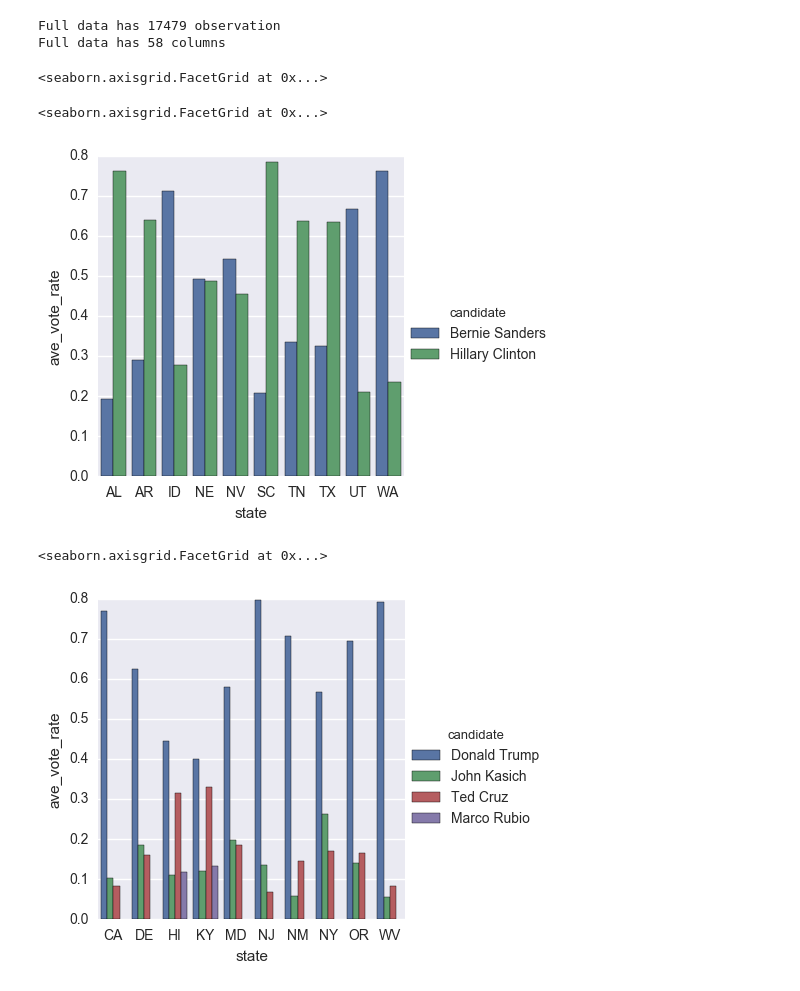
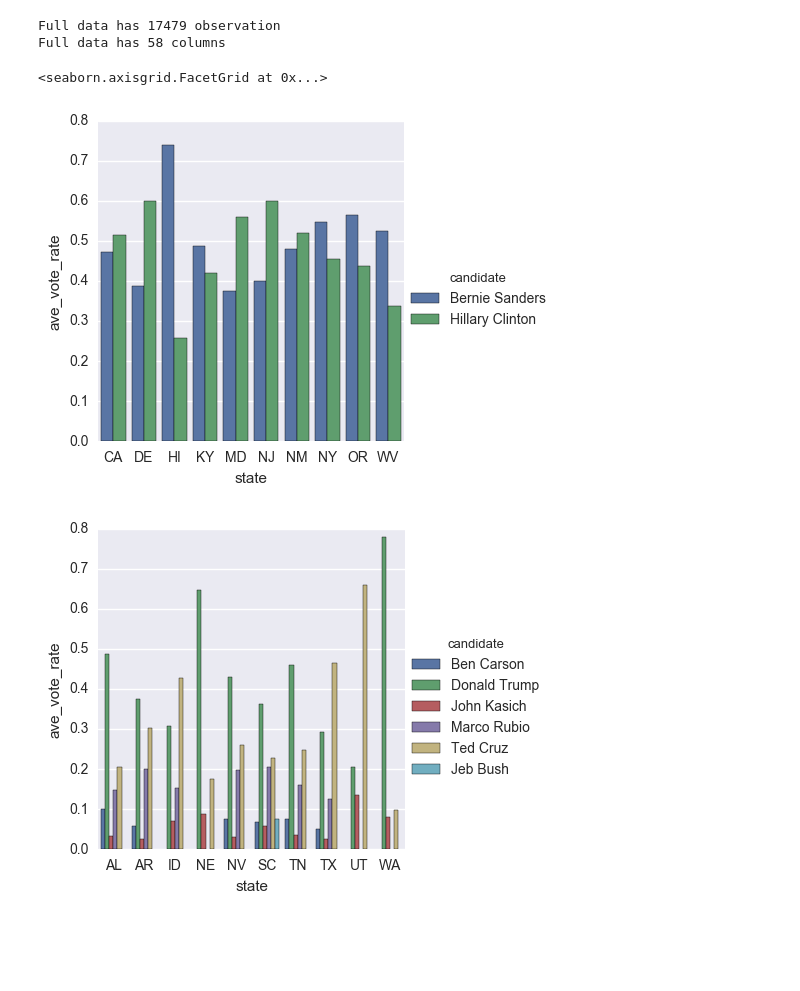
Before and after one commit to cathyhellokitty1227/Kaggle_Dataset, a Jupyter notebook: Election-2016/Election_Analysis.ipynb, the cells around one changed output. Cells and saved outputs as stored; diff of their text form; code cells hidden in the pictures; blank space fills up the shorter version.

```diff
--- a/Election-2016/Election_Analysis.ipynb
+++ b/Election-2016/Election_Analysis.ipynb
@@ -38,43 +38,35 @@ Ave_vote_Repu = pd.DataFrame({'ave_vote_rate':Repu.groupby(['state','candidate']
 
 """
 Find top 10 Democrat advantage group as well as top 10 Republican advantage group
 The advantage group is based on the actual vote rate between two parties.
 Note when mergeing the demo and result dataset, there are some state has all democrat counties missing all the demo records or all republican counties misssing
 all the data. I deleted the state which satisfied the situation I described above. Therefore, the ranking for advanatage party is not precisely reflected in our dataset.
 Since my primary intention is to study how demo features relate to primary result, the rough ranking is still acceptable.
 """
 
 d = {}
 for state_name in Data.state:
 	sub_data = Data[Data.state==state_name]
 	if sub_data[sub_data.party=='Democrat'].empty or sub_data[sub_data.party=='Republican'].empty:
 		continue
 	else:
 		advantage = float(np.sum(sub_data[sub_data.party=='Democrat'].votes) - \
 		np.sum(sub_data[sub_data.party=='Republican'].votes))/np.sum(sub_data.votes)
 		d[state_name] = advantage
 
 Advantage_score = pd.DataFrame(sorted(d.items(),key=lambda x:x[1]))
 Advantage_score.columns = ['state','adv_score']
 
-Demo_Adv = Ave_vote_Demo[Ave_vote_Demo.state.isin(Advantage_score.head(10).state)]
-Repu_Adv = Ave_vote_Repu[Ave_vote_Repu.state.isin(Advantage_score.tail(10).state)]
+Demo_Adv = Ave_vote_Demo[Ave_vote_Demo.state.isin(Advantage_score.tail(10).state)]
+Repu_Adv = Ave_vote_Repu[Ave_vote_Repu.state.isin(Advantage_score.head(10).state)]
 
 #Plot of ave_vote_rate for different candidate among the top 10 advantage state
+%matplotlib inline
 sns.factorplot(x="state", y="ave_vote_rate", hue="candidate",data=Demo_Adv, kind="bar")
 sns.factorplot(x="state",y="ave_vote_rate",hue="candidate",data=Repu_Adv,kind="bar")
 # %% [output]
 Full data has 17479 observation
 Full data has 58 columns
 <seaborn.axisgrid.FacetGrid at 0x...>
+[figure, added]
+[figure, added]
-# %%
-%matplotlib inline
-sns.factorplot(x="state", y="ave_vote_rate", hue="candidate",data=Demo_Adv, kind="bar")
-# %% [output]
-<seaborn.axisgrid.FacetGrid at 0x...>
-[figure, removed]
-# %%
-sns.factorplot(x="state",y="ave_vote_rate",hue="candidate",data=Repu_Adv,kind="bar")
-# %% [output]
-<seaborn.axisgrid.FacetGrid at 0x...>
-[figure, removed]
```
Also changed, not shown: 1 other file.
